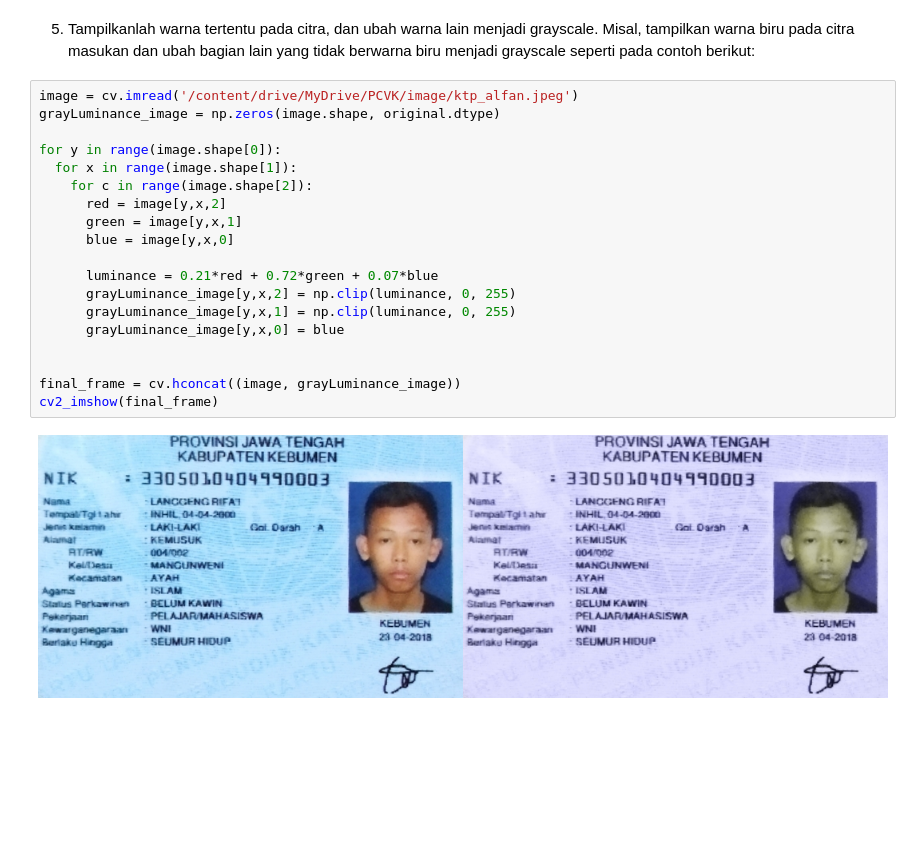
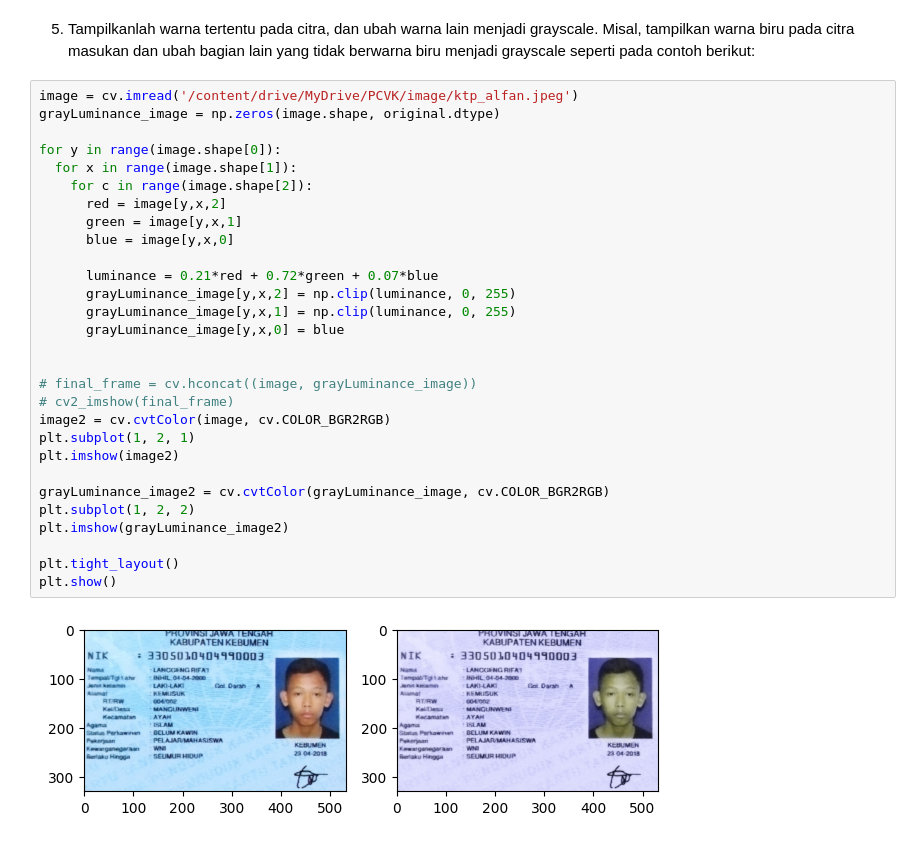
Before and after one commit to AlyAbdulloh/PCVK, a Jupyter notebook: Week3/Week3.ipynb, the cells around one changed output. Drawn from its saved outputs; the diff is of its cells as text; blank space fills up the shorter version.

```diff
--- a/Week3/Week3.ipynb
+++ b/Week3/Week3.ipynb
@@ -204,21 +235,31 @@ biru menjadi grayscale seperti pada contoh berikut:
 # %%
 image = cv.imread('/content/drive/MyDrive/PCVK/image/ktp_alfan.jpeg')
 grayLuminance_image = np.zeros(image.shape, original.dtype)
 
 for y in range(image.shape[0]):
   for x in range(image.shape[1]):
     for c in range(image.shape[2]):
       red = image[y,x,2]
       green = image[y,x,1]
       blue = image[y,x,0]
 
       luminance = 0.21*red + 0.72*green + 0.07*blue
       grayLuminance_image[y,x,2] = np.clip(luminance, 0, 255)
       grayLuminance_image[y,x,1] = np.clip(luminance, 0, 255)
       grayLuminance_image[y,x,0] = blue
 
 
-final_frame = cv.hconcat((image, grayLuminance_image))
-cv2_imshow(final_frame)
+# final_frame = cv.hconcat((image, grayLuminance_image))
+# cv2_imshow(final_frame)
+image2 = cv.cvtColor(image, cv.COLOR_BGR2RGB)
+plt.subplot(1, 2, 1)
+plt.imshow(image2)
+
+grayLuminance_image2 = cv.cvtColor(grayLuminance_image, cv.COLOR_BGR2RGB)
+plt.subplot(1, 2, 2)
+plt.imshow(grayLuminance_image2)
+
+plt.tight_layout()
+plt.show()
 # %% [output]
-[figure, old version]
+[figure, new version]
```
Also changed, not shown: parts of 3 cells of this notebook.
